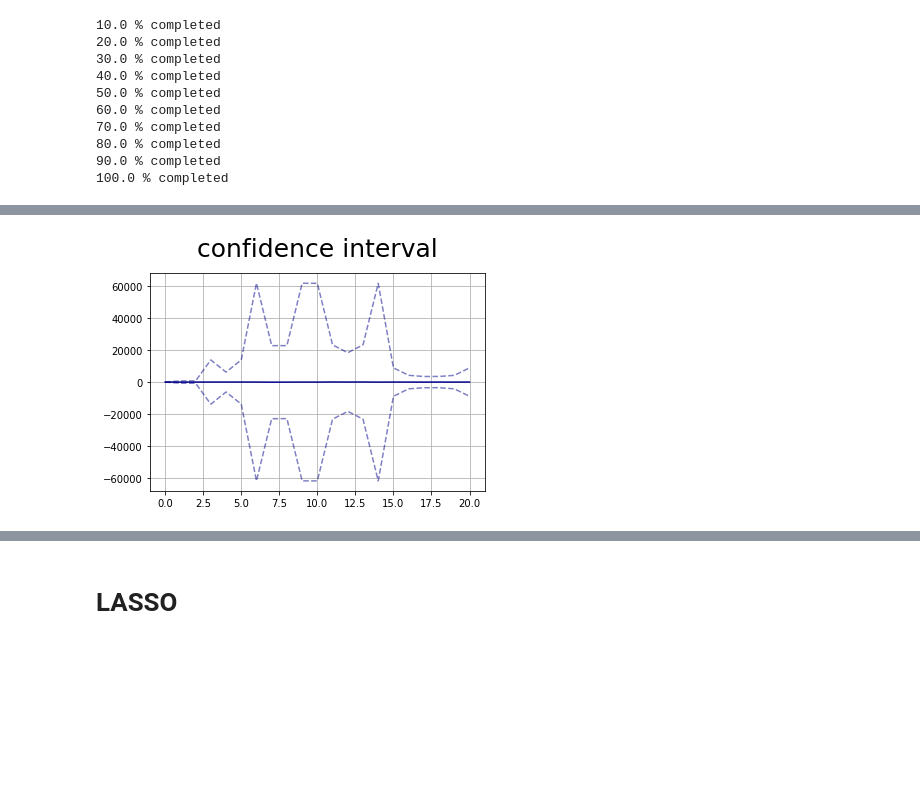
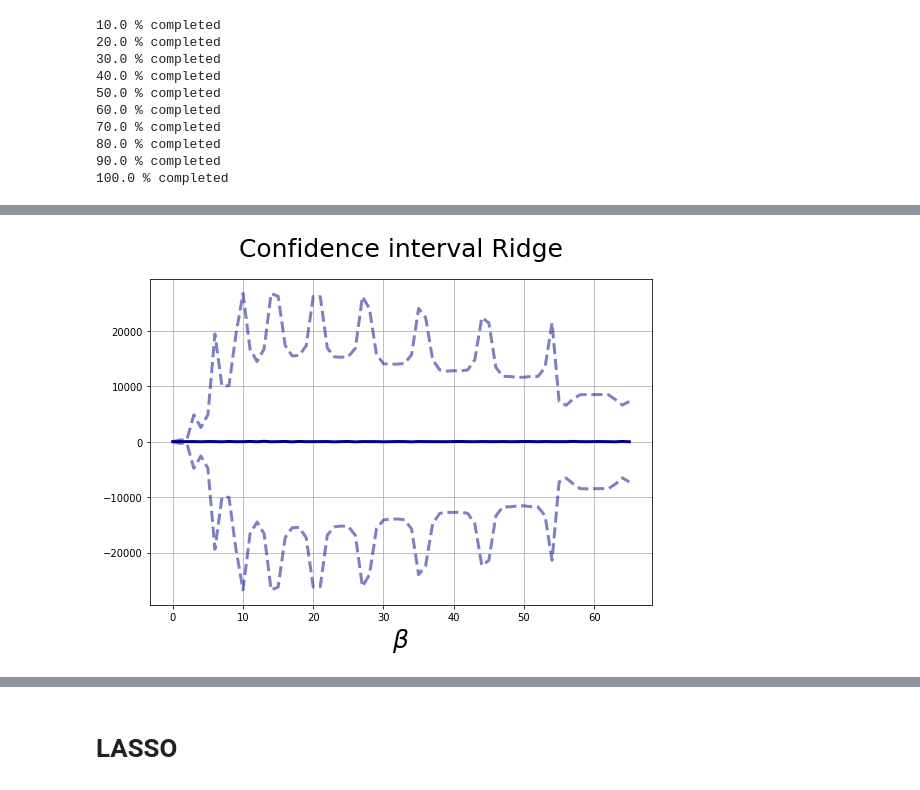
Before and after one commit to VemundST/Project1, a Jupyter notebook: main.ipynb, the cells around one changed output, grey strips where cells are left out. Saved outputs shown, nothing was run; the diff lists cells and outputs as text; code cells hidden in the pictures; blank space fills up the shorter version.

```diff
--- a/main.ipynb
+++ b/main.ipynb
@@ -1324,14 +1304,18 @@ plt.show()
 # %%
-power =5
 
-plt.plot(beta_ridge['poly'+str(power)] - confidence_ridge['conf'+str(power)], linestyle='--', c='darkblue', alpha=0.5)
-plt.plot(beta_ridge['poly'+str(power)] + confidence_ridge['conf'+str(power)], linestyle='--', c='darkblue', alpha=0.5)
-plt.plot(beta_ridge['poly'+str(power)], c='darkblue')
-plt.title('confidence interval', fontsize=25, y=1.05)
-plt.grid()
+
+power = 10
+
+fig, ax = plt.subplots(figsize=(9,6))
+ax.plot(beta_ridge['poly'+str(power)] - confidence_ridge['conf'+str(power)], linestyle='--', c='darkblue', alpha=0.5, linewidth=3)
+ax.plot(beta_ridge['poly'+str(power)] + confidence_ridge['conf'+str(power)], linestyle='--', c='darkblue', alpha=0.5, linewidth=3)
+ax.plot(beta_ridge['poly'+str(power)], c='darkblue',linewidth=3)
+plt.title('Confidence interval Ridge', fontsize=25, y=1.05)
+ax.set_xlabel(r'$\beta$',fontsize=25)  # we already handled the x-label with ax1
+ax.grid()
 plt.show()
 # %% [output]
-[figure, old version]
+[figure, new version]
 # %%
 #plotting the predicted surface for polynomial degree 10
 print(beta_ridge['poly10'])
```
Also changed, not shown: parts of 46 cells of this notebook, 15 other files.
